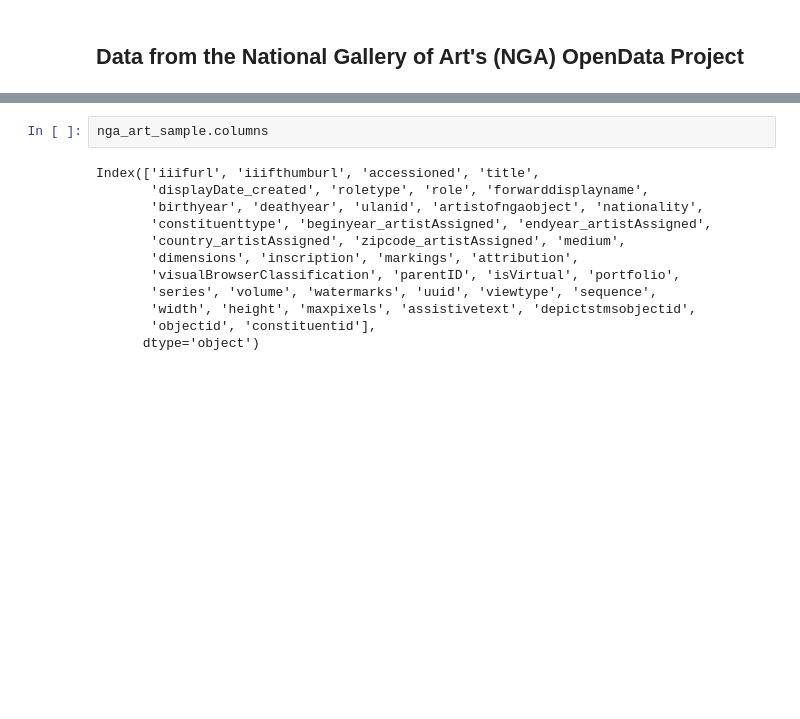
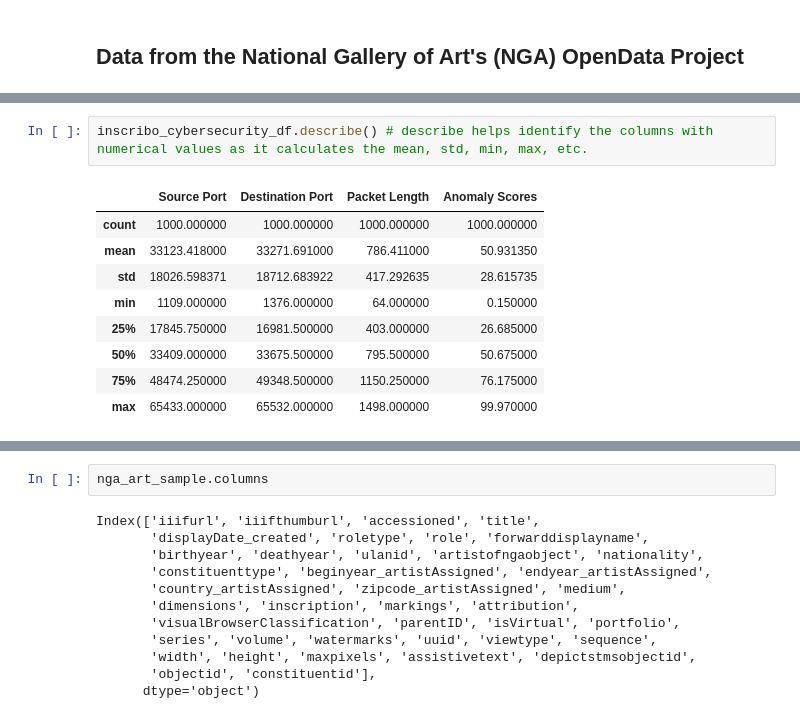
Before and after one commit to Bryan-Az/Dimensionality_Reduction, a Jupyter notebook: Dimensionality_Reduction.ipynb, the cells around one changed output, grey strips where cells are left out. Drawn from its saved outputs; the diff is of its cells as text; blank space fills up the shorter version.

```diff
--- a/Dimensionality_Reduction.ipynb
+++ b/Dimensionality_Reduction.ipynb
@@ -72,0 +105,12 @@ nga_art_sample.head()
+# %%
+inscribo_cybersecurity_df.describe() # describe helps identify the columns with numerical values as it calculates the mean, std, min, max, etc.
+# %% [output]
+|  | Source Port | Destination Port | Packet Length | Anomaly Scores |
+| count | 1000.000000 | 1000.000000 | 1000.000000 | 1000.000000 |
+| mean | 33123.418000 | 33271.691000 | 786.411000 | 50.931350 |
+| std | 18026.598371 | 18712.683922 | 417.292635 | 28.615735 |
+| min | 1109.000000 | 1376.000000 | 64.000000 | 0.150000 |
+| 25% | 17845.750000 | 16981.500000 | 403.000000 | 26.685000 |
+| 50% | 33409.000000 | 33675.500000 | 795.500000 | 50.675000 |
+| 75% | 48474.250000 | 49348.500000 | 1150.250000 | 76.175000 |
+| max | 65433.000000 | 65532.000000 | 1498.000000 | 99.970000 |
```
Also changed, not shown: parts of 31 cells of this notebook, 3 other files.
